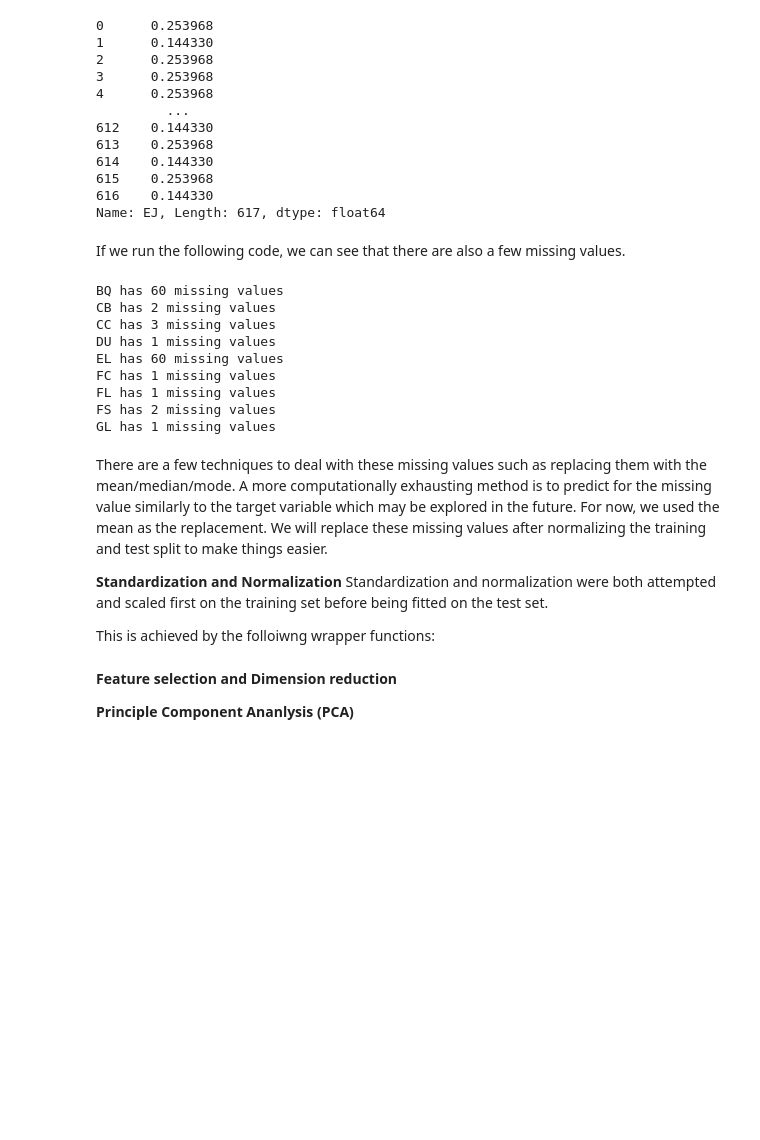
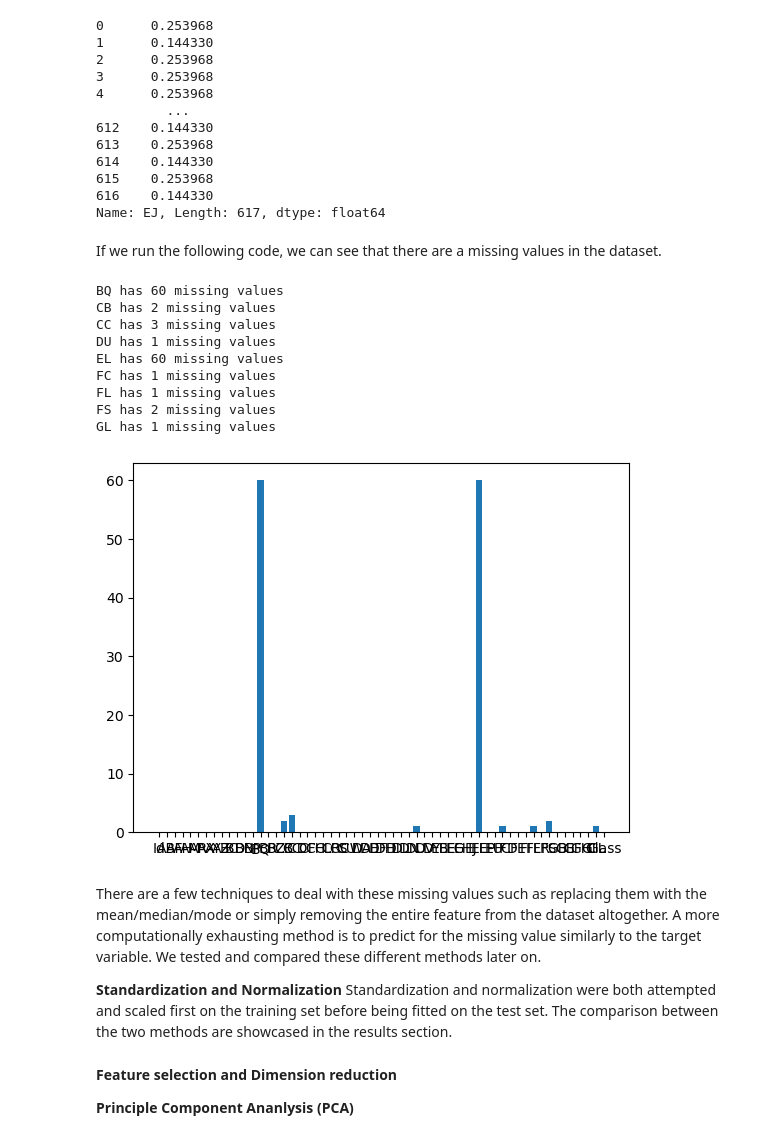
Before and after one commit to AdamChen2003/ICR-kaggle, a Jupyter notebook: notebook.ipynb, the cells around one changed output. Saved outputs shown, nothing was run; the diff lists cells and outputs as text; code cells hidden in the pictures; blank space fills up the shorter version.

```diff
--- a/notebook.ipynb
+++ b/notebook.ipynb
@@ -118,26 +116,33 @@ X['EJ']
 616    0.144330
 Name: EJ, Length: 617, dtype: float64
 # %% [markdown]
-If we run the following code, we can see that there are also a few missing values.
+If we run the following code, we can see that there are a missing values in the dataset.
 # %%
+import matplotlib.pyplot as plt
+
 missing = dict(data.isnull().sum())
 for feature in missing:
     if missing[feature]:
         print(f'{feature} has {missing[feature]} missing values')
+
+features = list(missing.keys())
+values = list(missing.values())
+
+plt.bar(range(len(missing)), values, tick_label=features)
+plt.show()
 # %% [output]
 BQ has 60 missing values
 CB has 2 missing values
 CC has 3 missing values
 DU has 1 missing values
 EL has 60 missing values
 FC has 1 missing values
 FL has 1 missing values
 FS has 2 missing values
 GL has 1 missing values
+[figure, added]
 # %% [markdown]
-There are a few techniques to deal with these missing values such as replacing them with the mean/median/mode. A more computationally exhausting method is to predict for the missing value similarly to the target variable which may be explored in the future. For now, we used the mean as the replacement. We will replace these missing values after normalizing the training and test split to make things easier.
+There are a few techniques to deal with these missing values such as replacing them with the mean/median/mode or simply removing the entire feature from the dataset altogether. A more computationally exhausting method is to predict for the missing value similarly to the target variable. We tested and compared these different methods later on.
 
 <b>Standardization and Normalization</b>
-Standardization and normalization were both attempted and scaled first on the training set before being fitted on the test set.
-
-This is achieved by the folloiwng wrapper functions:
+Standardization and normalization were both attempted and scaled first on the training set before being fitted on the test set. The comparison between the two methods are showcased in the results section.
```
Also changed, not shown: parts of 11 cells of this notebook, 9 other files.
